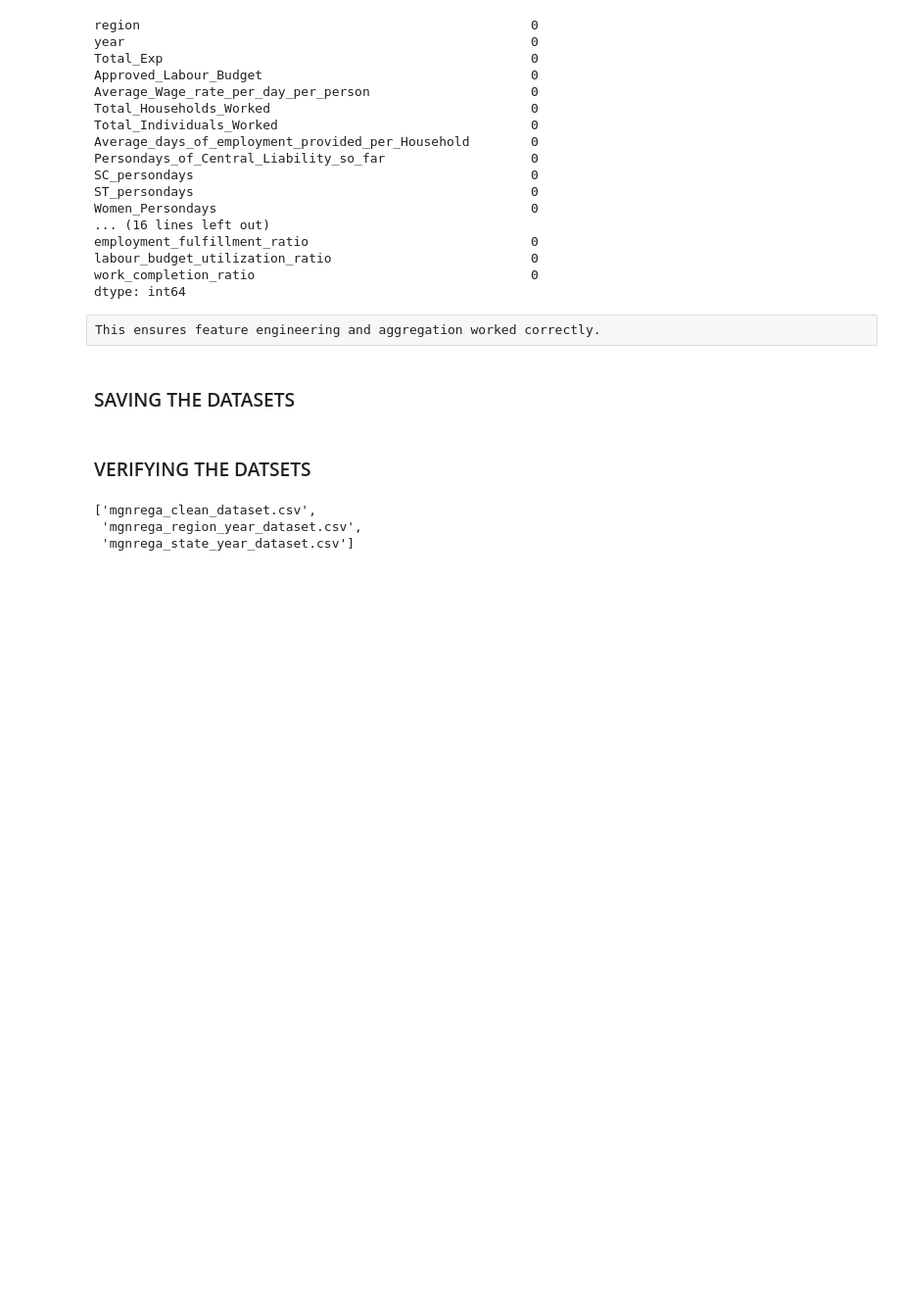
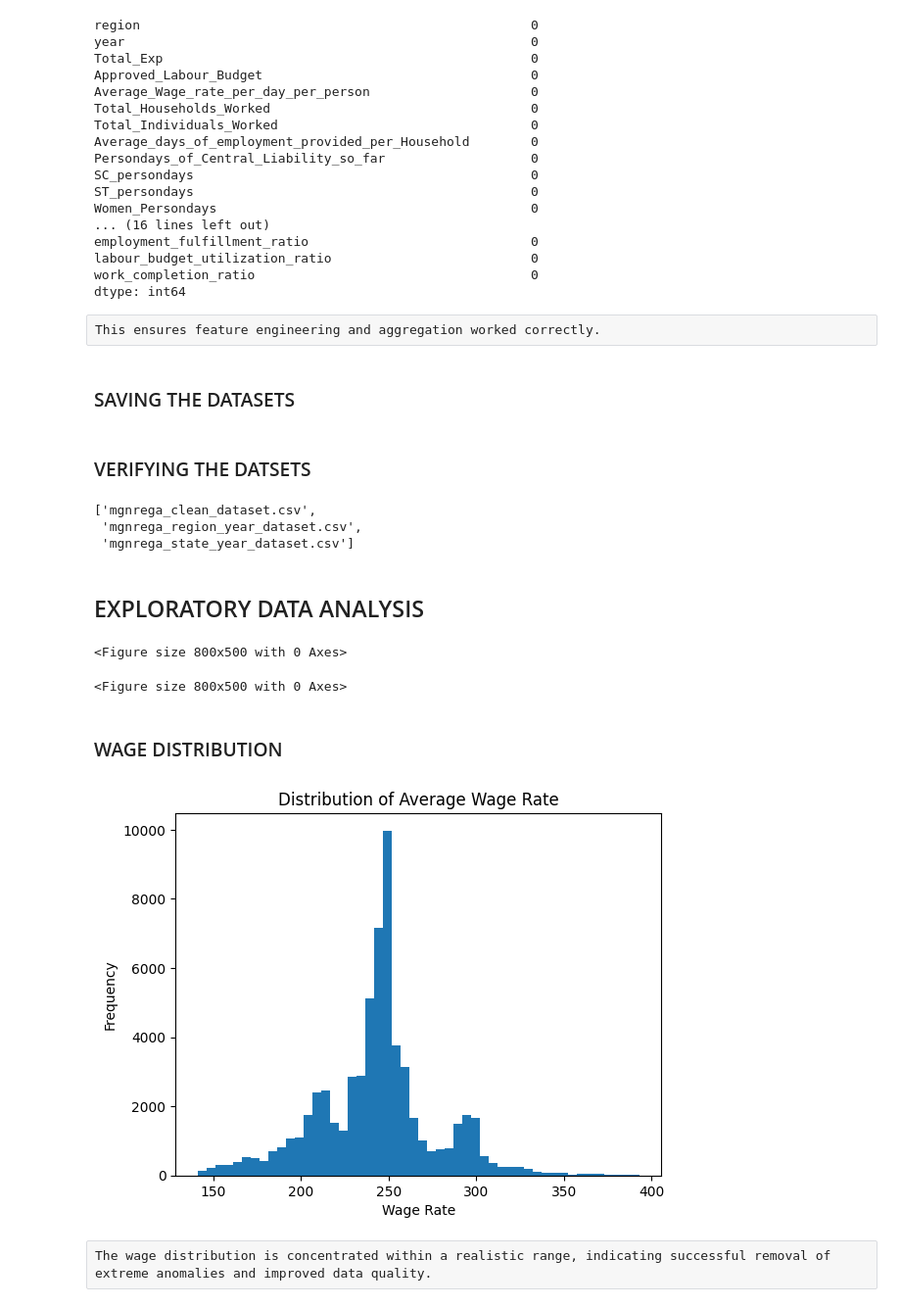
Before and after one commit to Shubhangidixit01/MGNREGA-Data-Analysis, a Jupyter notebook: notebooks/MGNREGA_Analysis.ipynb, the cells around one changed output. Shown at 98% size. Drawn from its saved outputs; the diff is of its cells as text; code cells hidden in the pictures; blank space fills up the shorter version.

```diff
--- a/notebooks/MGNREGA_Analysis.ipynb
+++ b/notebooks/MGNREGA_Analysis.ipynb
@@ -1079,3 +1113,26 @@ os.listdir("../data/processed")
 ['mgnrega_clean_dataset.csv',
  'mgnrega_region_year_dataset.csv',
  'mgnrega_state_year_dataset.csv']
+# %% [markdown]
+## EXPLORATORY DATA ANALYSIS
+# %%
+import matplotlib.pyplot as plt
+import seaborn as sns
+
+plt.figure(figsize=(8,5))
+# %% [output]
+<Figure size 800x500 with 0 Axes>
+<Figure size 800x500 with 0 Axes>
+# %% [markdown]
+### WAGE DISTRIBUTION
+# %%
+plt.figure()
+plt.hist(df_clean['Average_Wage_rate_per_day_per_person'], bins=50)
+plt.title("Distribution of Average Wage Rate")
+plt.xlabel("Wage Rate")
+plt.ylabel("Frequency")
+plt.show()
+# %% [output]
+[figure, added]
+# %% [raw]
+The wage distribution is concentrated within a realistic range, indicating successful removal of extreme anomalies and improved data quality.
```
Also changed, not shown: parts of 28 cells of this notebook, 2 other files.
